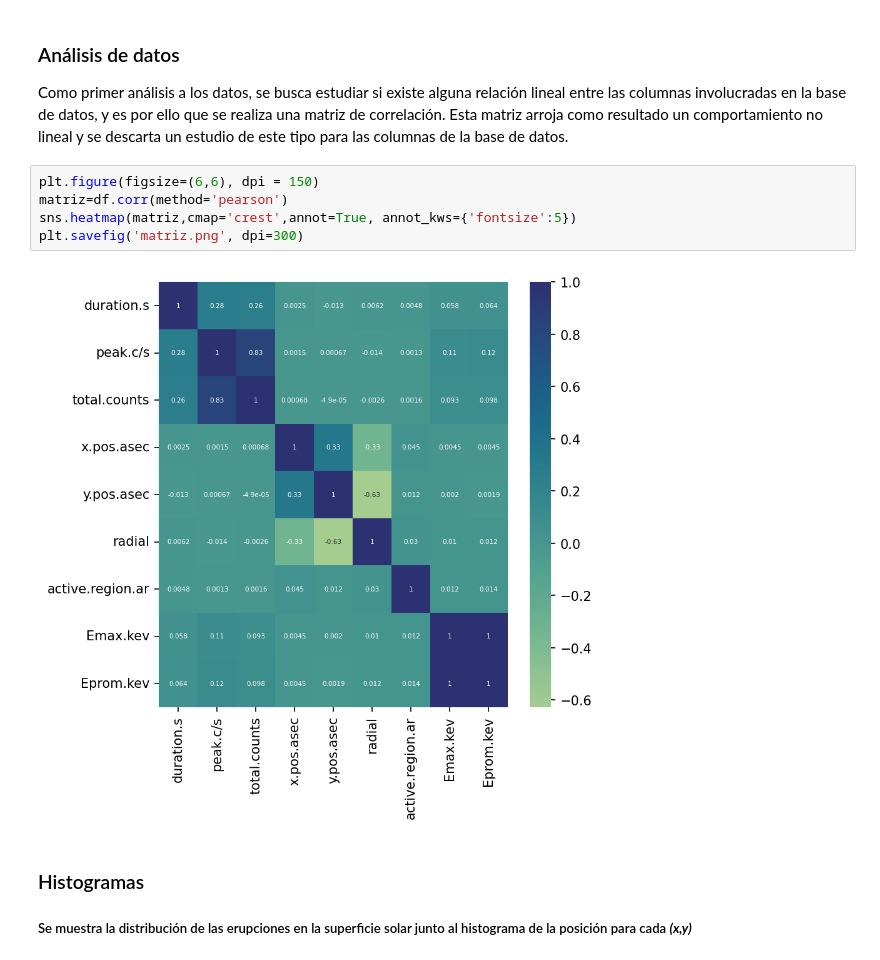
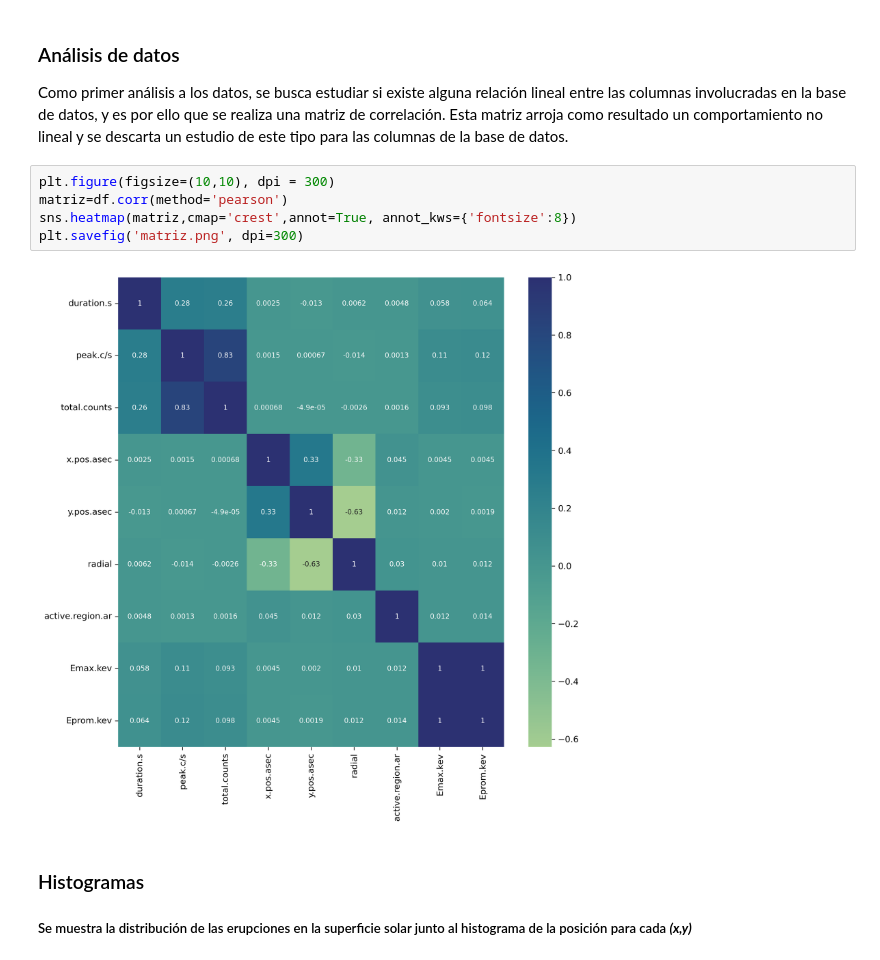
Before and after one commit to Exploratory-Data-Analiysis/Exam_1, a Jupyter notebook: ParcialFC.ipynb, the cells around one changed output. Cells and saved outputs as stored; diff of their text form.

```diff
--- a/ParcialFC.ipynb
+++ b/ParcialFC.ipynb
@@ -82,12 +82,12 @@ df
 ### Análisis de datos
 Como primer análisis a los datos, se busca estudiar si existe alguna relación lineal entre las columnas involucradas en la base de datos, y es por ello que se realiza una matriz de correlación. Esta matriz arroja como resultado un comportamiento no lineal y se descarta un estudio de este tipo para las columnas de la base de datos.
 # %%
-plt.figure(figsize=(6,6), dpi = 150)
+plt.figure(figsize=(10,10), dpi = 300)
 matriz=df.corr(method='pearson')
-sns.heatmap(matriz,cmap='crest',annot=True, annot_kws={'fontsize':5})
+sns.heatmap(matriz,cmap='crest',annot=True, annot_kws={'fontsize':8})
 plt.savefig('matriz.png', dpi=300)
 # %% [output]
-[figure, old version]
+[figure, new version]
 # %% [markdown]
 ### Histogramas
 ##### Se muestra la distribución de las erupciones en la superficie solar junto al histograma de la posición para cada ***(x,y)***
```
Also changed, not shown: 1 other file.
